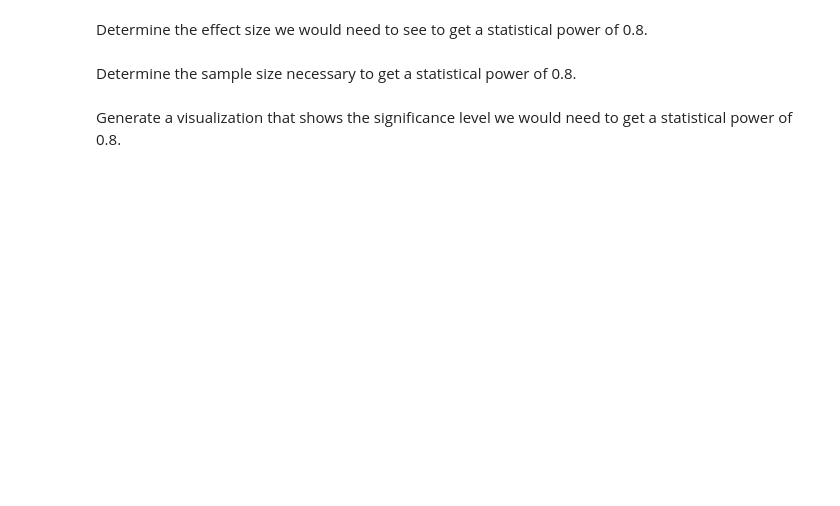
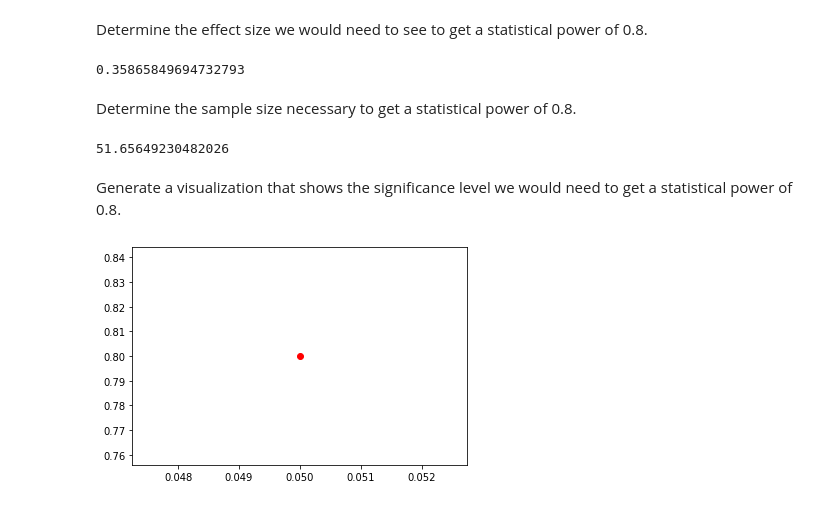
Before and after one commit to jhl126/Thinkful_work, a Jupyter notebook: Thinkful/8-4-20pair_work/Afternoon Assignment.ipynb, the cells around one changed output. Cells and saved outputs as stored; diff of their text form; code cells hidden in the pictures; blank space fills up the shorter version.

```diff
--- a/Thinkful/8-4-20pair_work/Afternoon Assignment.ipynb
+++ b/Thinkful/8-4-20pair_work/Afternoon Assignment.ipynb
@@ -67,6 +188,29 @@ Use the effect size you calculated to compute the statistical power of this test
 # %% [markdown]
 Determine the effect size we would need to see to get a statistical power of 0.8.
+# %%
+analysis = TTestIndPower()
+analysis.solve_power(
+    effect_size=None, nobs1=n_obs1
+    , alpha = 0.05
+    , power = 0.8
+)
+# %% [output]
+0.35865849694732793
 # %% [markdown]
 Determine the sample size necessary to get a statistical power of 0.8.
+# %%
+analysis = TTestIndPower()
+analysis.solve_power(
+    effect_size=effect_size, nobs1=None
+    , alpha = 0.05
+    , power = 0.8
+)
+# %% [output]
+51.65649230482026
 # %% [markdown]
 Generate a visualization that shows the significance level we would need to get a statistical power of 0.8.
+# %%
+plt.plot(0.05,0.8,'ro')
+plt.show()
+# %% [output]
+[figure, added]
```
Also changed, not shown: parts of 13 cells of this notebook.
